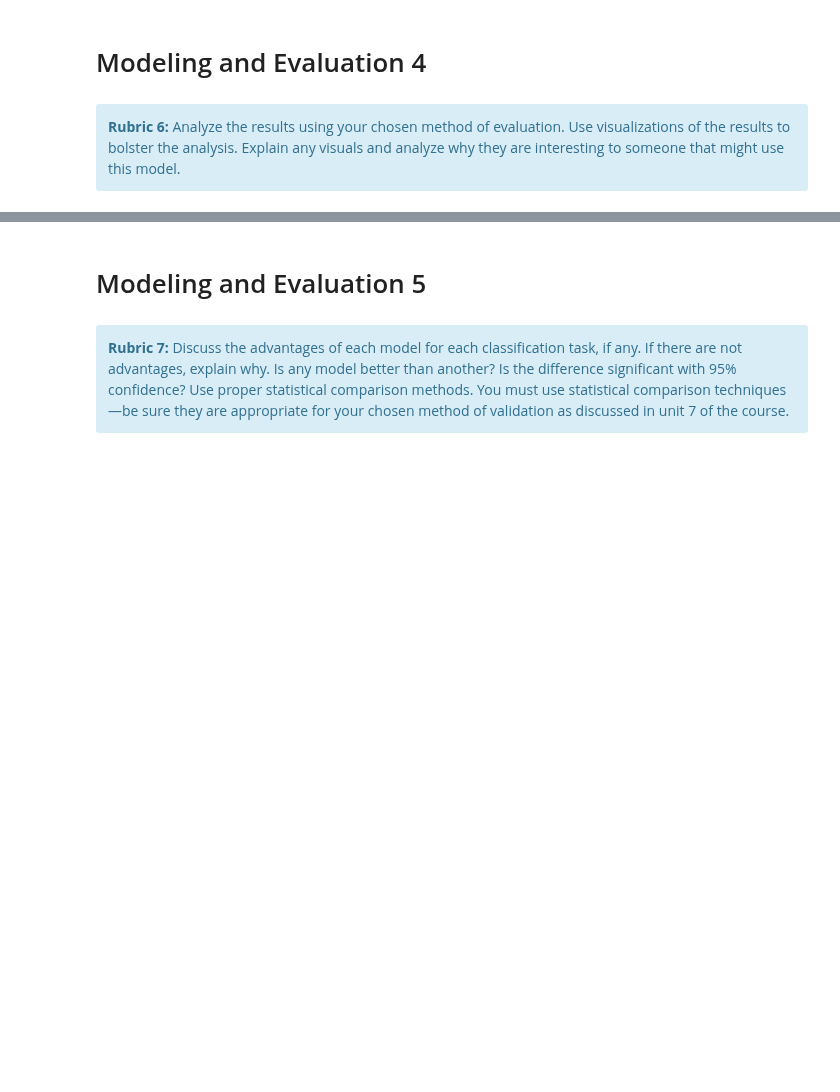
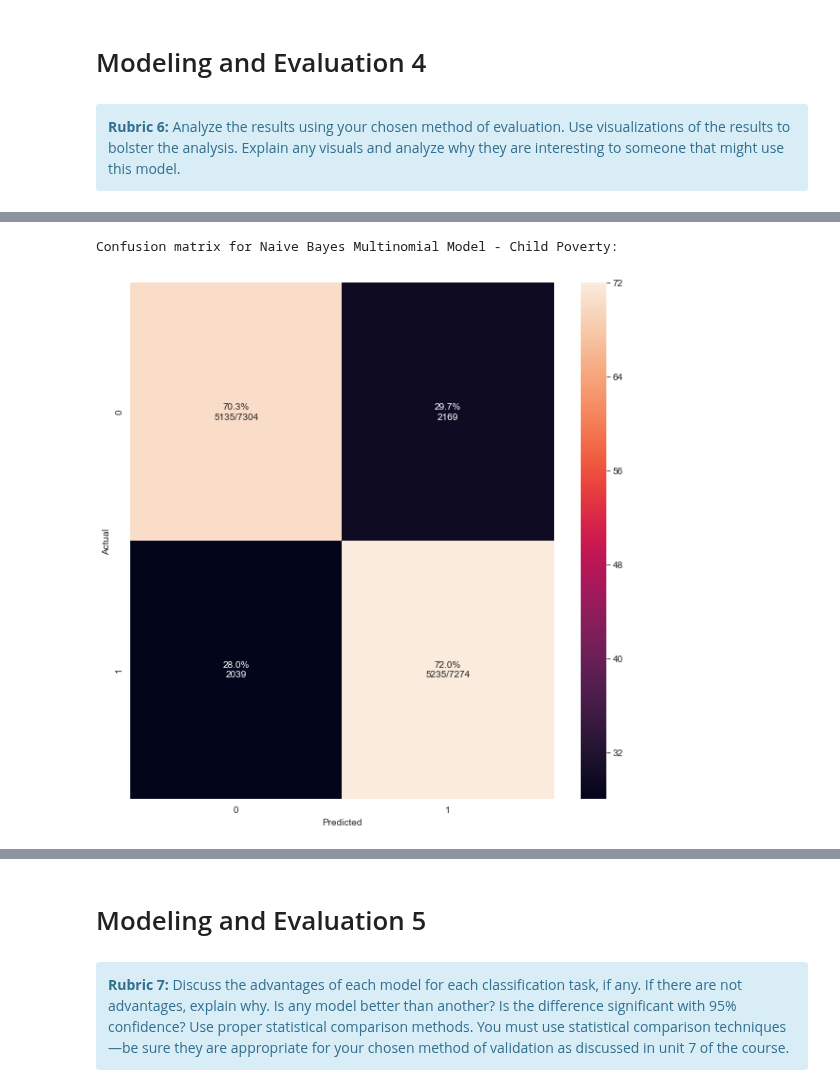
Before and after one commit to kmrollins/MSDS7331-Labs, a Jupyter notebook: MSDS7331_Team3_Lab2.ipynb, the cells around one changed output, grey strips where cells are left out. Drawn from its saved outputs; the diff is of its cells as text; code cells hidden in the pictures; blank space fills up the shorter version.

```diff
--- a/MSDS7331_Team3_Lab2.ipynb
+++ b/MSDS7331_Team3_Lab2.ipynb
@@ -508,0 +580,6 @@ Latency in ms for Random Forest Model: 18.9
+# %%
+print ("Confusion matrix for Naive Bayes Multinomial Model - Child Poverty:")
+cm_analysis(y_testCP, nb_cp_preds_multinomial, range(len(set(y_testCP))), ymap=None, figsize=(10,10))
+# %% [output]
+Confusion matrix for Naive Bayes Multinomial Model - Child Poverty:
+[figure, added]
```
Also changed, not shown: parts of 10 cells of this notebook.
